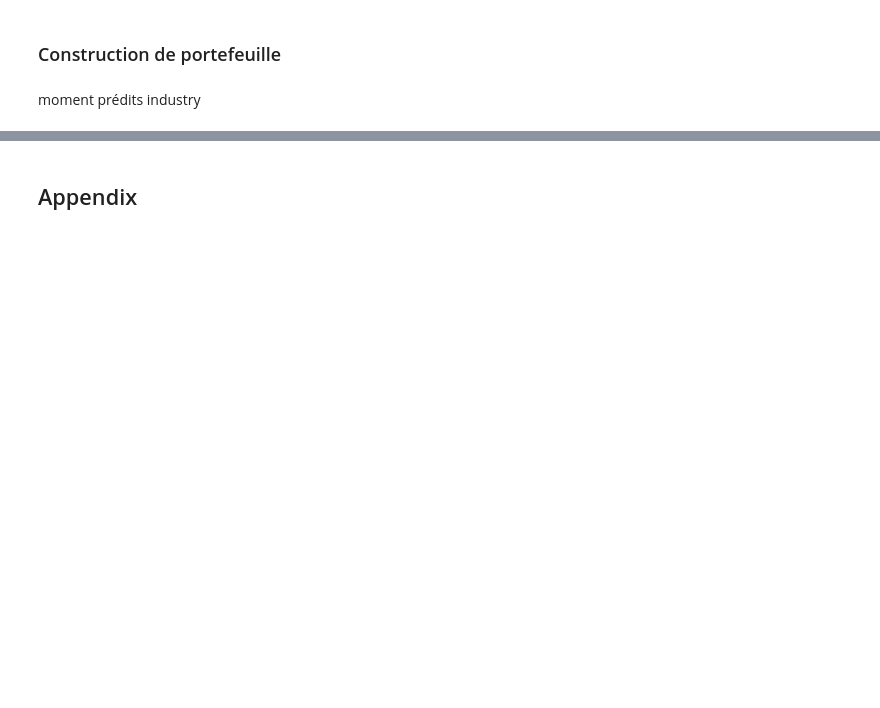
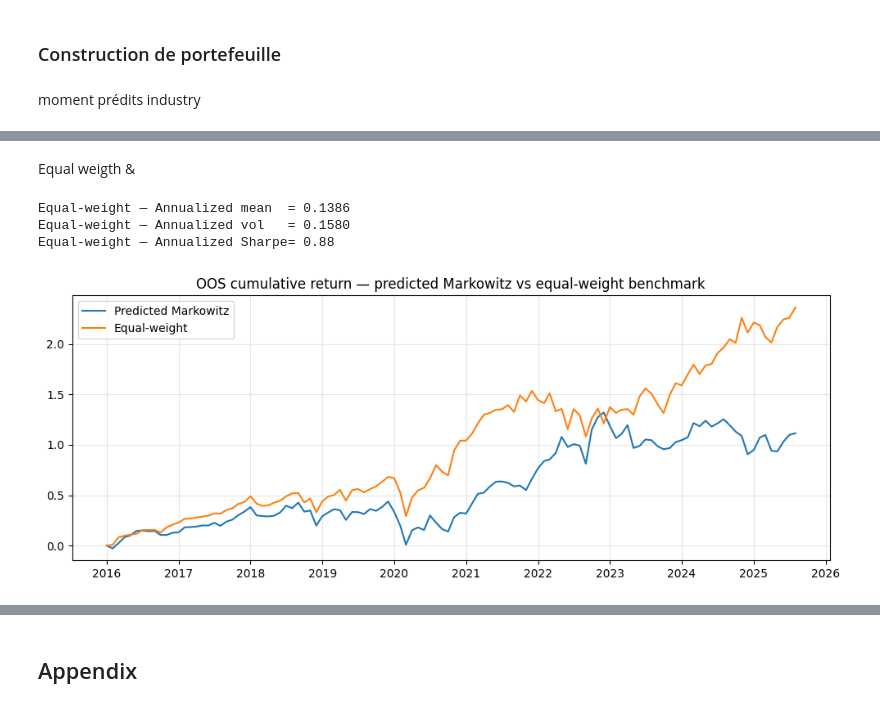
Before and after one commit to alexisdantzikian/ML_PM, a Jupyter notebook: nbs/main.ipynb, the cells around one changed output, grey strips where cells are left out. Saved outputs shown, nothing was run; the diff lists cells and outputs as text; code cells hidden in the pictures; blank space fills up the shorter version.

```diff
--- a/nbs/main.ipynb
+++ b/nbs/main.ipynb
@@ -2171,0 +2001,68 @@ Ann. mean=-0.0205  Ann. vol=0.0593  Ann. Sharpe=-0.34
+# %% [markdown]
+Equal weigth
+&
+# %%
+# === Equal-weighted benchmark portfolio (no look-ahead) ===
+
+# Equal weights at each date (same number of assets as in indus_OOS)
+n_assets = indus_OOS.shape[1]
+w_eq = pd.DataFrame(
+    np.ones((len(indus_OOS), n_assets)) / n_assets,
+    index=indus_OOS.index,
+    columns=indus_OOS.columns
+)
+
+# Out-of-sample returns with look-ahead protection (w(t) applied to R(t+1))
+r_eq_oos = portfolio_returns_from_weights(
+    weights          = w_eq,
+    realized_returns = indus_OOS,
+    shift_horizon    = 1
+)
+
+
+# 1) Predicted tangency weights for industries (no look-ahead in the construction itself)
+W_ind_oos = weights_from_predicted_moments(
+    mu_pred      = mu_ind_pred_PCA,
+    cov_pred     = cov_ind_pred_PCA,    # can be None if you only want to use cov_fallback_ind
+    rf           = 0.0,
+    cov_fallback = None
+)
+
+# 2) Out-of-sample portfolio returns, with look-ahead protection:
+#    weights at time t are applied to returns at t+1
+r_ind_oos = portfolio_returns_from_weights(
+    weights          = W_ind_oos,
+    realized_returns = indus_OOS,
+    shift_horizon    = 1
+)
+
+# 3) Basic performance statistics and cumulative return plot
+ann = 12  # monthly data → annualisation
+mean_oos = r_ind_oos.mean()
+vol_oos  = r_ind_oos.std(ddof=1)
+sharpe   = (mean_oos * ann) / (vol_oos * np.sqrt(ann)) if vol_oos > 0 else np.nan
+
+# --- Performance stats ---
+ann = 12
+mean_eq = r_eq_oos.mean()
+vol_eq  = r_eq_oos.std(ddof=1)
+sharpe_eq = (mean_eq * ann) / (vol_eq * np.sqrt(ann)) if vol_eq > 0 else np.nan
+
+print(f"Equal-weight — Annualized mean  = {mean_eq * ann:.4f}")
+print(f"Equal-weight — Annualized vol   = {vol_eq * np.sqrt(ann):.4f}")
+print(f"Equal-weight — Annualized Sharpe= {sharpe_eq:.2f}")
+
+# --- Cumulative return plot ---
+plt.figure(figsize=(10, 4))
+plt.plot((1 + r_ind_oos).cumprod() - 1, label="Predicted Markowitz")
+plt.plot((1 + r_eq_oos).cumprod() - 1, label="Equal-weight")
+plt.title("OOS cumulative return — predicted Markowitz vs equal-weight benchmark")
+plt.grid(alpha=0.3)
+plt.legend()
+plt.tight_layout()
+plt.show()
+# %% [output]
+Equal-weight — Annualized mean  = 0.1386
+Equal-weight — Annualized vol   = 0.1580
+Equal-weight — Annualized Sharpe= 0.88
+[figure, added]
```
Also changed, not shown: parts of 25 cells of this notebook.
